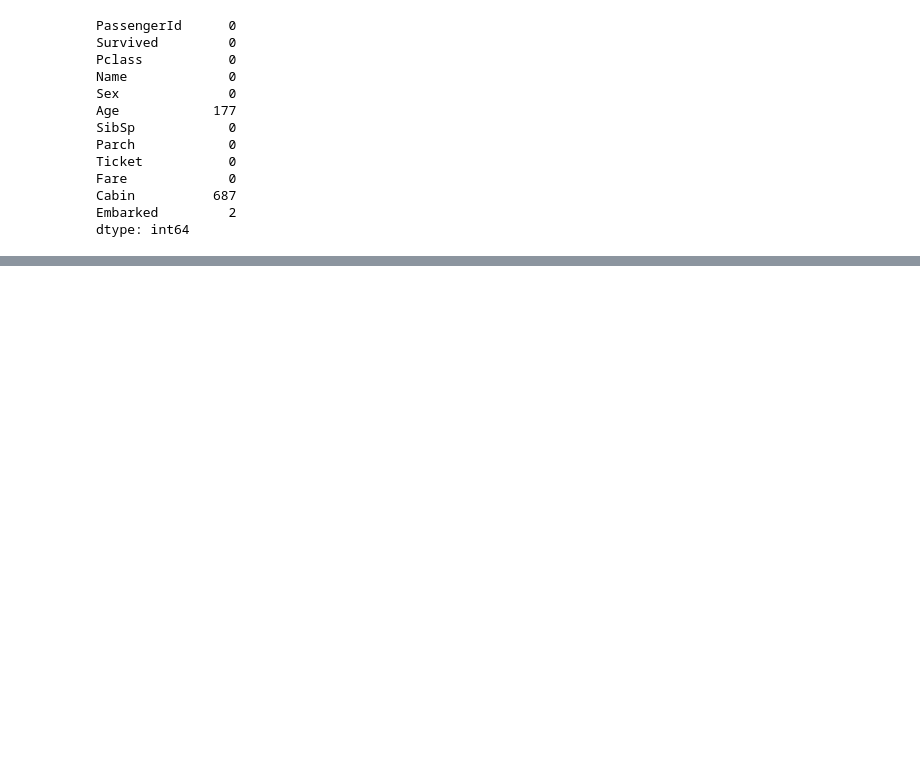
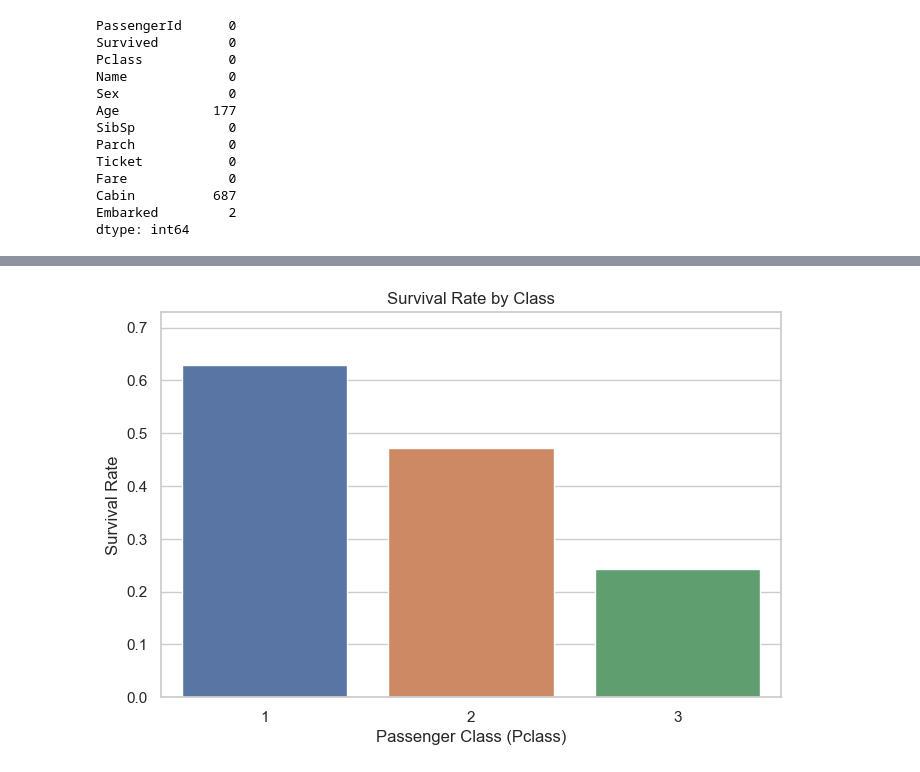
Before and after one commit to Ishsshukla/EDA-titanic-ishika, a Jupyter notebook: EDA on Titanic.ipynb, the cells around one changed output, grey strips where cells are left out. Cells and saved outputs as stored; diff of their text form; code cells hidden in the pictures; blank space fills up the shorter version.

```diff
--- a/EDA on Titanic.ipynb
+++ b/EDA on Titanic.ipynb
@@ -60,0 +94,10 @@ df['Age'].fillna(df['Age'].mean(), inplace=True)
+# %%
+# bar plot showing the survival rate for each passenger class
+plt.figure(figsize=(8, 5))
+sns.barplot(data=df, x='Pclass', y='Survived', errcolor='none')
+plt.xlabel('Passenger Class (Pclass)')
+plt.ylabel('Survival Rate')
+plt.title('Survival Rate by Class')
+plt.show()
+# %% [output]
+[figure, added]
```
Also changed, not shown: parts of 23 cells of this notebook.
